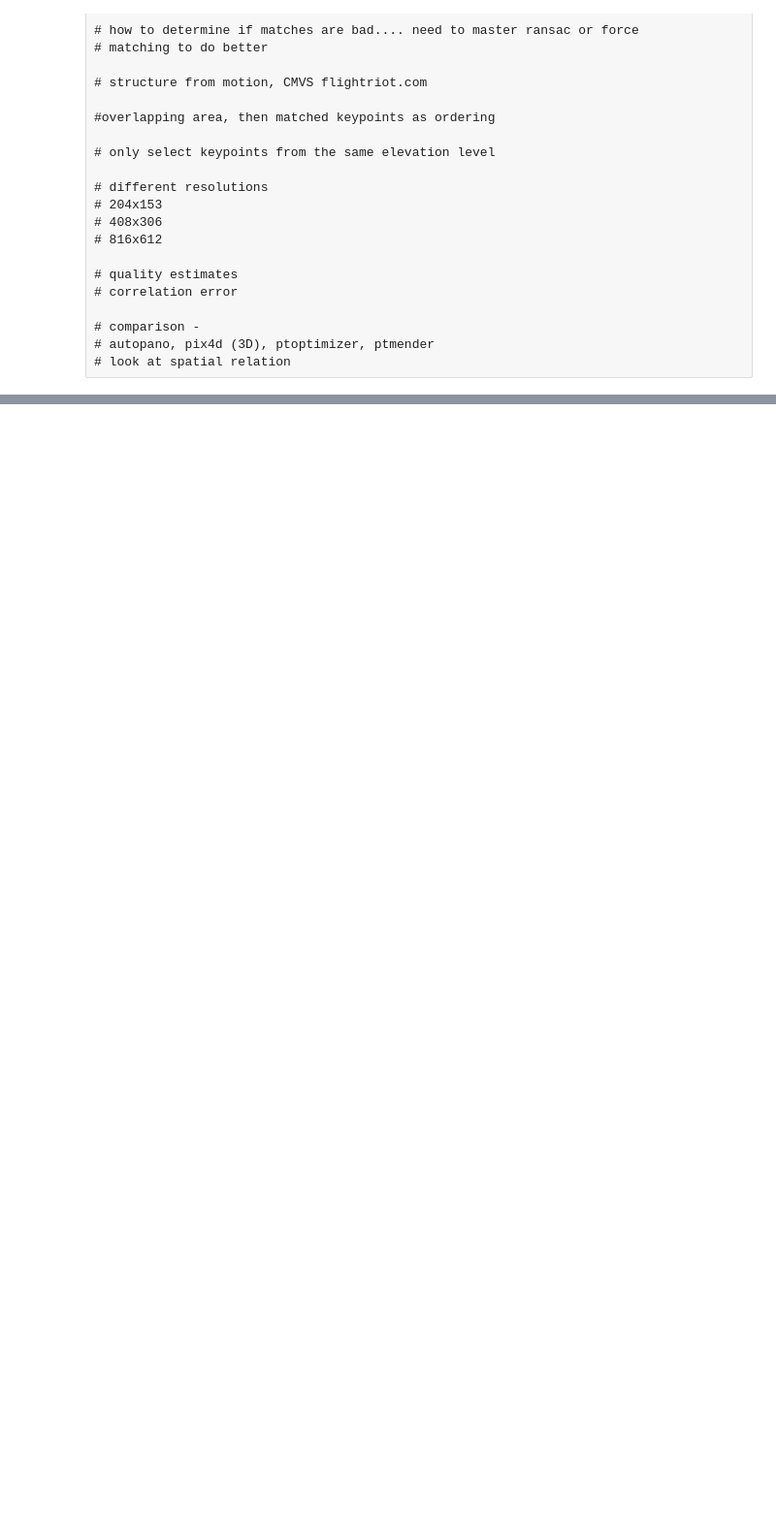
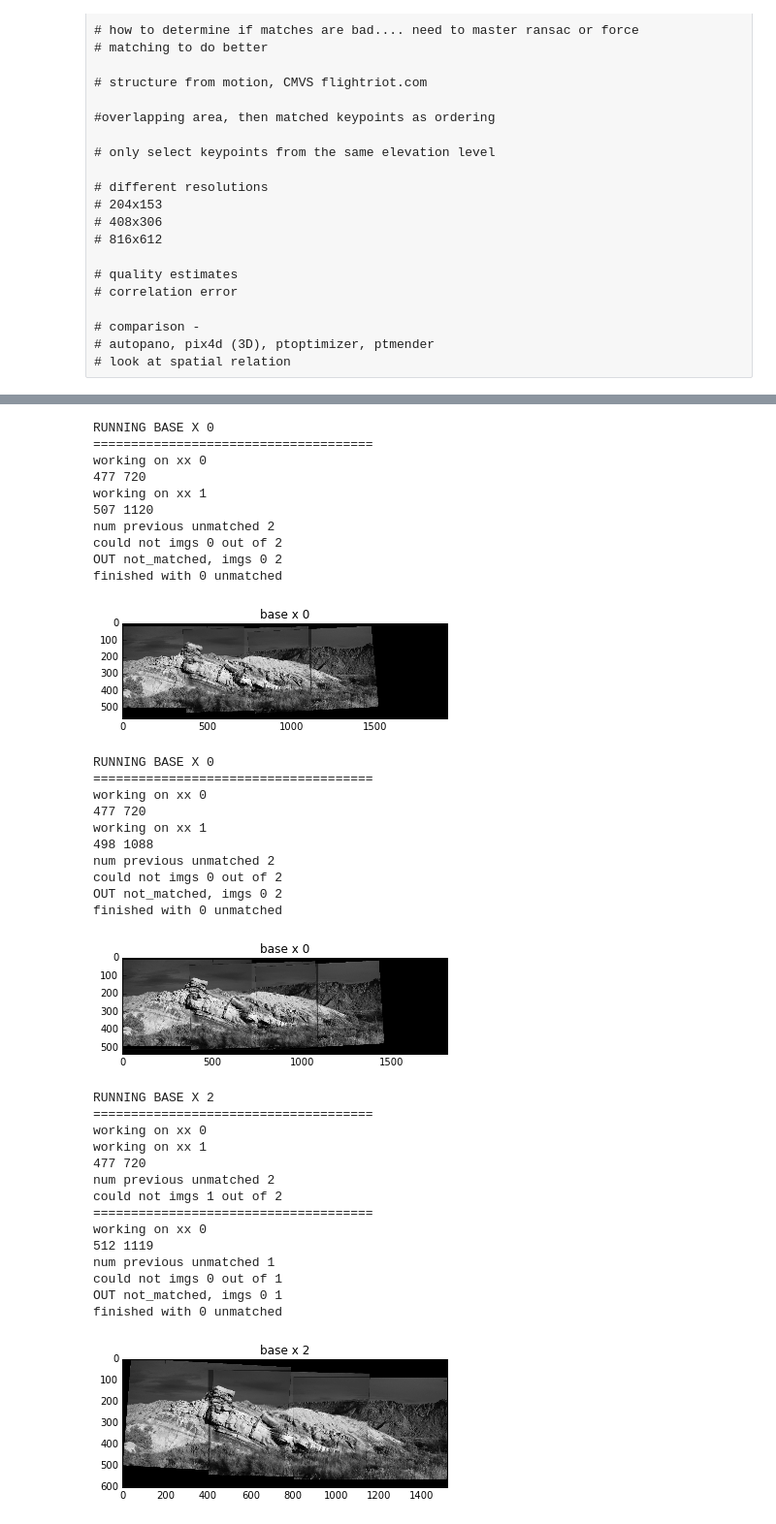
Before and after one commit to johannah/iceview, a Jupyter notebook: iceview/mosaic.ipynb, the cells around one changed output, grey strips where cells are left out. Shown at 97% size. Drawn from its saved outputs; the diff is of its cells as text; code cells hidden in the pictures; blank space fills up the shorter version.

```diff
--- a/iceview/mosaic.ipynb
+++ b/iceview/mosaic.ipynb
@@ -221,0 +329,75 @@ def find_two_matches(base_img, img2, base_k, k2, base_d, d2):
+# %%
+t1 = (0,-150)
+t2 = (-150,-300)
+t3 = (0, 200)
+t4 = (150, 0)
+t5 = (300, 300)
+base_img = rgb2gray(pano_imgs[0])
+imgs = []
+ts = [t1, t2, t2, t4, t5]
+
+#for tt in ts:
+#    tform = SimilarityTransform(translation=tt)
+#    imgs.append(warp(base_img, tform))
+
+#dbase_img, dimgs = find_all_matches(base_img, imgs, len(imgs), 50)
+#plt.figure()
+#plt.imshow(dbase_img)
+#plt.show()
+# %%
+#run through each of the images starting randomly
+
+for x in range(4):
+    imgs = [rgb2gray(pano_imgs[0]), rgb2gray(pano_imgs[1]), rgb2gray(pano_imgs[2])]
+    base_x = randint(0, len(imgs))
+    base_img = imgs.pop(base_x)
+    print("RUNNING BASE X", base_x)
+    dbase_img, dimgs = find_all_matches(base_img, imgs, len(imgs))
+
+
+    # if there are still images left over, use these to
+    # start a new base image
+    print('finished with %s unmatched' %len(dimgs))
+
+    plt.figure()
+    plt.title('base x %s' %base_x)
+    plt.imshow(dbase_img)
+    plt.show()
+# %% [output]
+RUNNING BASE X 0
+=====================================
+working on xx 0
+477 720
+working on xx 1
+507 1120
+num previous unmatched 2
+could not imgs 0 out of 2
+OUT not_matched, imgs 0 2
+finished with 0 unmatched
+[figure, added]
+RUNNING BASE X 0
+=====================================
+working on xx 0
+477 720
+working on xx 1
+498 1088
+num previous unmatched 2
+could not imgs 0 out of 2
+OUT not_matched, imgs 0 2
+finished with 0 unmatched
+[figure, added]
+RUNNING BASE X 2
+=====================================
+working on xx 0
+working on xx 1
+477 720
+num previous unmatched 2
+could not imgs 1 out of 2
+=====================================
+working on xx 0
+512 1119
+num previous unmatched 1
+could not imgs 0 out of 1
+OUT not_matched, imgs 0 1
+finished with 0 unmatched
+[figure, added]
```
Also changed, not shown: parts of 16 cells of this notebook.
